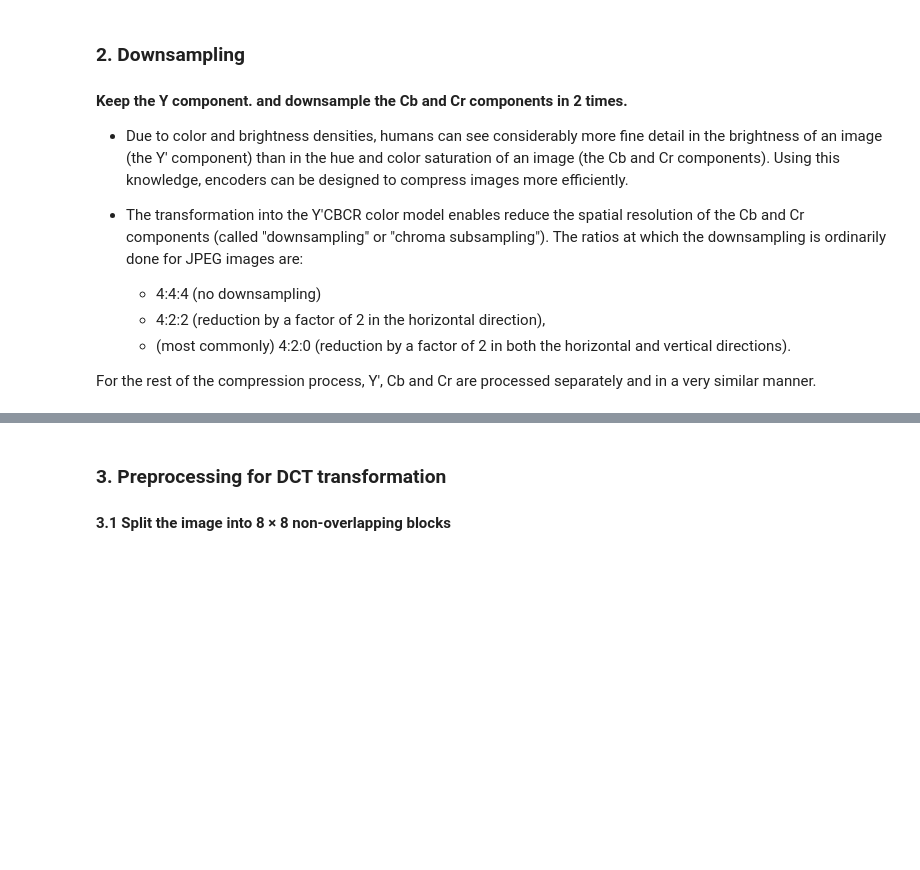
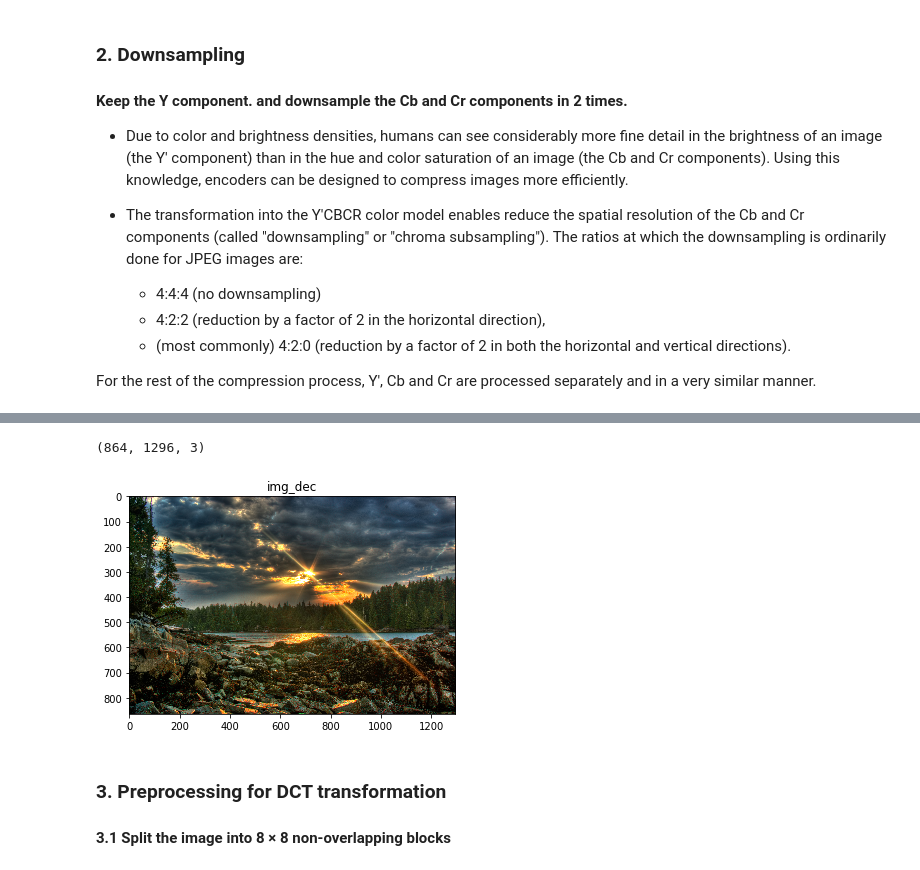
Before and after one commit to partizanos/advanced_image_processing, a Jupyter notebook: AEI_tp4.ipynb, the cells around one changed output, grey strips where cells are left out. Drawn from its saved outputs; the diff is of its cells as text; code cells hidden in the pictures; blank space fills up the shorter version.

```diff
--- a/AEI_tp4.ipynb
+++ b/AEI_tp4.ipynb
@@ -45,0 +91,9 @@ def YCbCr(R_DIMENSION,G_DIMENSION,B_DIMENSION):
+# %%
+def extract_colors(img):
+  R_DIMENSION = img[:, :, 0]
+  G_DIMENSION = img[:, :, 1]
+  B_DIMENSION = img[:, :, 2]
+  return R_DIMENSION, G_DIMENSION, B_DIMENSION
+
+y, cb, cr = extract_colors(im)
+y.shape, cb.shape, cr.shape
@@ -138,3 +117,63 @@ test succeed
+# %%
+# https://pillow.readthedocs.io/en/latest/handbook/concepts.html#concept-filters
+import PIL
+
+def downsample(img):
+
+  y, cb, cr = extract_colors(im)
+  img = PIL.Image.fromarray(cb)
+  img = img.resize((648, 432),resample=0)
+
+  cb = np.array(img)
+
+  img = PIL.Image.fromarray(cr)
+  img = img.resize((648, 432))
+
+  cr = np.array(img)
+  return y, cb, cr
+
+def upsample(y,cb,cr):
+  img = PIL.Image.fromarray(cb)
+  img = img.resize((1296, 864),resample=0)
+
+  cb = np.array(img)
+
+  img = PIL.Image.fromarray(cr)
+  img = img.resize(( 1296, 864))
+  cr = np.array(img)
+
+  return np.stack((y, cb, cr), axis=-1)
+
+
+#
+img = np.array(imRaw)
+M, N, _ = img.shape
+max_M = int(math.modf(M/8)[1] *8)
+max_N = int(math.modf(N/8)[1] *8)
+crop = lambda img:img[:max_M, :max_N, :]
+im = crop(img )
+print(im.shape)
+
+img_enc  = rgb2ycbcr(im)
+y, cb, cr = downsample(img_enc)
+
+img_dec = upsample(y, cb, cr )
+plt.imshow(img_dec);  plt.title("img_dec"); plt.show()
+
+# test
+# plt.imshow(y);  plt.title("y"); plt.show()
+# plt.imshow(cr);  plt.title("cr"); plt.show()
+# plt.imshow(cb); plt.title("cb"); plt.show()
+
+# img_dec = ycbcr2rgb(ups)
+
+# plt.imshow(img_dec); plt.show()
+# img_dec.shape
+# ups[0].shape
+# ups=ups.reshape((864, 1296, 3))
+# %% [output]
+(864, 1296, 3)
+[figure, added]
 # %% [markdown]
 ### 3. Preprocessing for DCT transformation
 
```
Also changed, not shown: parts of 29 cells of this notebook.
